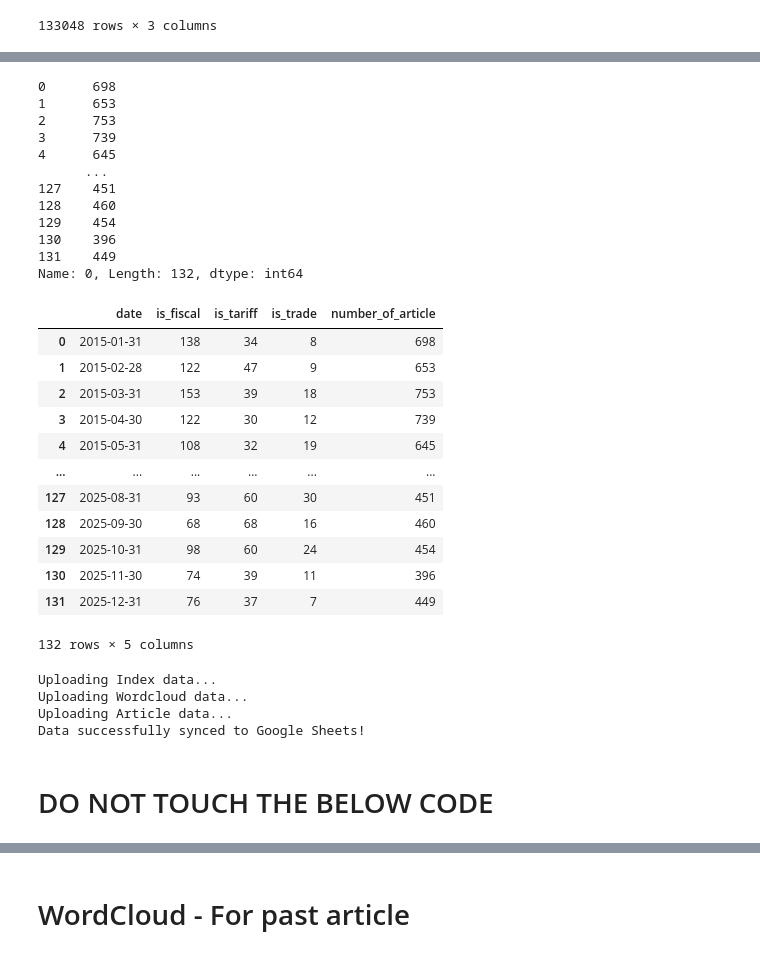
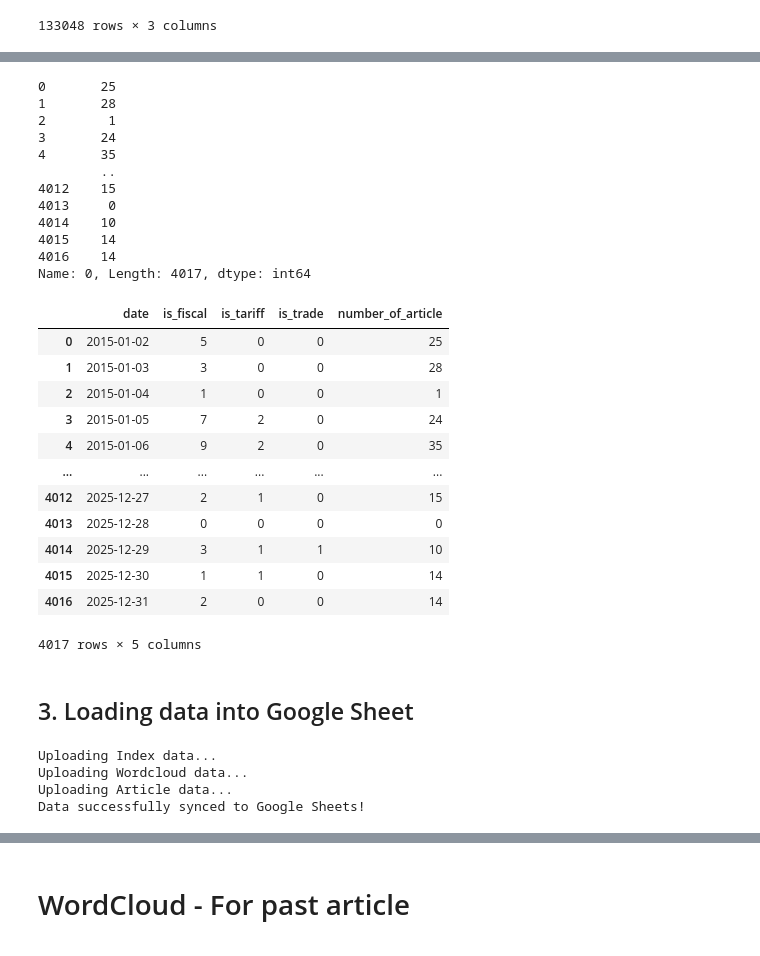
Before and after one commit to nguyenhaitran/Fiscal-Trade-Policy-Intelligence, a Jupyter notebook: fiscal_policy_index/pdf_extraction.ipynb, the cells around one changed output, grey strips where cells are left out. Saved outputs shown, nothing was run; the diff lists cells and outputs as text; code cells hidden in the pictures.

```diff
--- a/fiscal_policy_index/pdf_extraction.ipynb
+++ b/fiscal_policy_index/pdf_extraction.ipynb
@@ -675,44 +563,44 @@ wsj_df
 wsj_df.drop_duplicates(subset=['article_id', "date"], keep='first', inplace=True)
 # %%
 # Total number of articles per month
-monthly_counts = wsj_df.groupby(pd.Grouper(key='date', axis=0, freq='ME')).size() # change freq to "Y" for year end, "ME" for month end, "W" for weekly, and "D" for daily
+monthly_counts = wsj_df.groupby(pd.Grouper(key='date', axis=0, freq='D')).size() # change freq to "Y" for year end, "ME" for month end, "W" for weekly, and "D" for daily
 monthly_counts = pd.DataFrame(monthly_counts).reset_index()
 monthly_counts = monthly_counts[0]
 monthly_counts
 #pd.DataFrame(monthly_counts).reset_index()
 # %% [output]
-0      698
-1      653
-2      753
-3      739
-4      645
-      ...
-127    451
-128    460
-129    454
-130    396
-131    449
-Name: 0, Length: 132, dtype: int64
+0       25
+1       28
+2        1
+3       24
+4       35
+        ..
+4012    15
+4013     0
+4014    10
+4015    14
+4016    14
+Name: 0, Length: 4017, dtype: int64
 # %%
 # Number of fiscal and tariff articles by the end of each months
-fiscal_trade_index=wsj_df.groupby(pd.Grouper(key='date', axis=0, freq='ME')).sum().reset_index()[['date', 'is_fiscal', 'is_tariff', 'is_trade']]
+fiscal_trade_index=wsj_df.groupby(pd.Grouper(key='date', axis=0, freq='D')).sum().reset_index()[['date', 'is_fiscal', 'is_tariff', 'is_trade']]
 fiscal_trade_index['number_of_article'] = monthly_counts
 fiscal_trade_index['date'] = fiscal_trade_index['date']
 fiscal_trade_index
 # %% [output]
 |  | date | is_fiscal | is_tariff | is_trade | number_of_article |
-| 0 | 2015-01-31 | 138 | 34 | 8 | 698 |
-| 1 | 2015-02-28 | 122 | 47 | 9 | 653 |
-| 2 | 2015-03-31 | 153 | 39 | 18 | 753 |
-| 3 | 2015-04-30 | 122 | 30 | 12 | 739 |
-| 4 | 2015-05-31 | 108 | 32 | 19 | 645 |
+| 0 | 2015-01-02 | 5 | 0 | 0 | 25 |
+| 1 | 2015-01-03 | 3 | 0 | 0 | 28 |
+| 2 | 2015-01-04 | 1 | 0 | 0 | 1 |
+| 3 | 2015-01-05 | 7 | 2 | 0 | 24 |
+| 4 | 2015-01-06 | 9 | 2 | 0 | 35 |
 | ... | ... | ... | ... | ... | ... |
-| 127 | 2025-08-31 | 93 | 60 | 30 | 451 |
-| 128 | 2025-09-30 | 68 | 68 | 16 | 460 |
-| 129 | 2025-10-31 | 98 | 60 | 24 | 454 |
-| 130 | 2025-11-30 | 74 | 39 | 11 | 396 |
-| 131 | 2025-12-31 | 76 | 37 | 7 | 449 |
+| 4012 | 2025-12-27 | 2 | 1 | 0 | 15 |
+| 4013 | 2025-12-28 | 0 | 0 | 0 | 0 |
+| 4014 | 2025-12-29 | 3 | 1 | 1 | 10 |
+| 4015 | 2025-12-30 | 1 | 1 | 0 | 14 |
+| 4016 | 2025-12-31 | 2 | 0 | 0 | 14 |
-132 rows × 5 columns
+4017 rows × 5 columns
 # %%
 def index_calculation(column_name, dataframe):
     ## Step 1: Raw count
@@ -749,6 +637,8 @@ fiscal_trade_index['fiscal_index'] = fiscal_index['index']
 fiscal_trade_index['tariff_index'] = tariff_index['index']
 fiscal_trade_index['trade_index'] = trade_index['index']
 fiscal_trade_index.to_csv('fiscal_trade_index.csv')
+# %% [markdown]
+## 3. Loading data into Google Sheet
 # %%
 # Export to Googl Sheet
 # Step 1: Setup the connection
@@ -790,5 +681,3 @@ Uploading Index data...
 Uploading Wordcloud data...
 Uploading Article data...
 Data successfully synced to Google Sheets!
-# %% [markdown]
-# DO NOT TOUCH THE BELOW CODE
```
Also changed, not shown: parts of 42 cells of this notebook, 20 other files.
